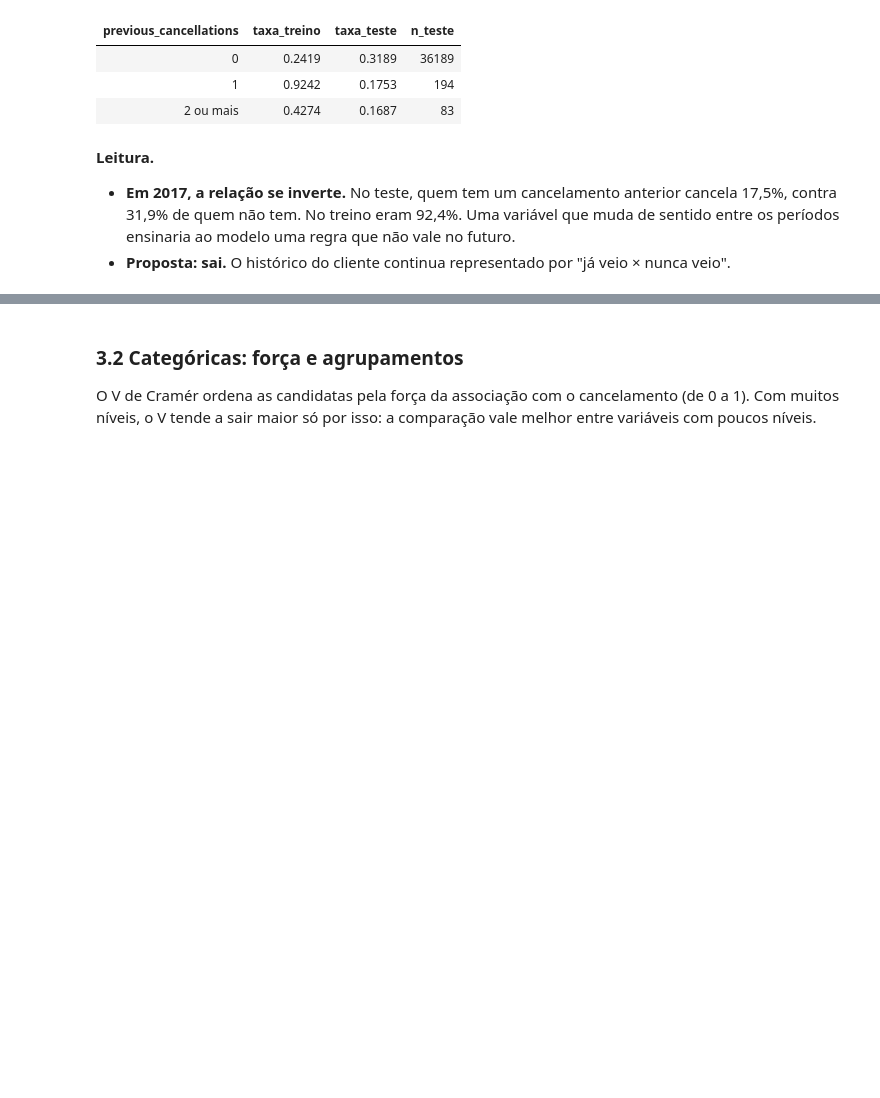
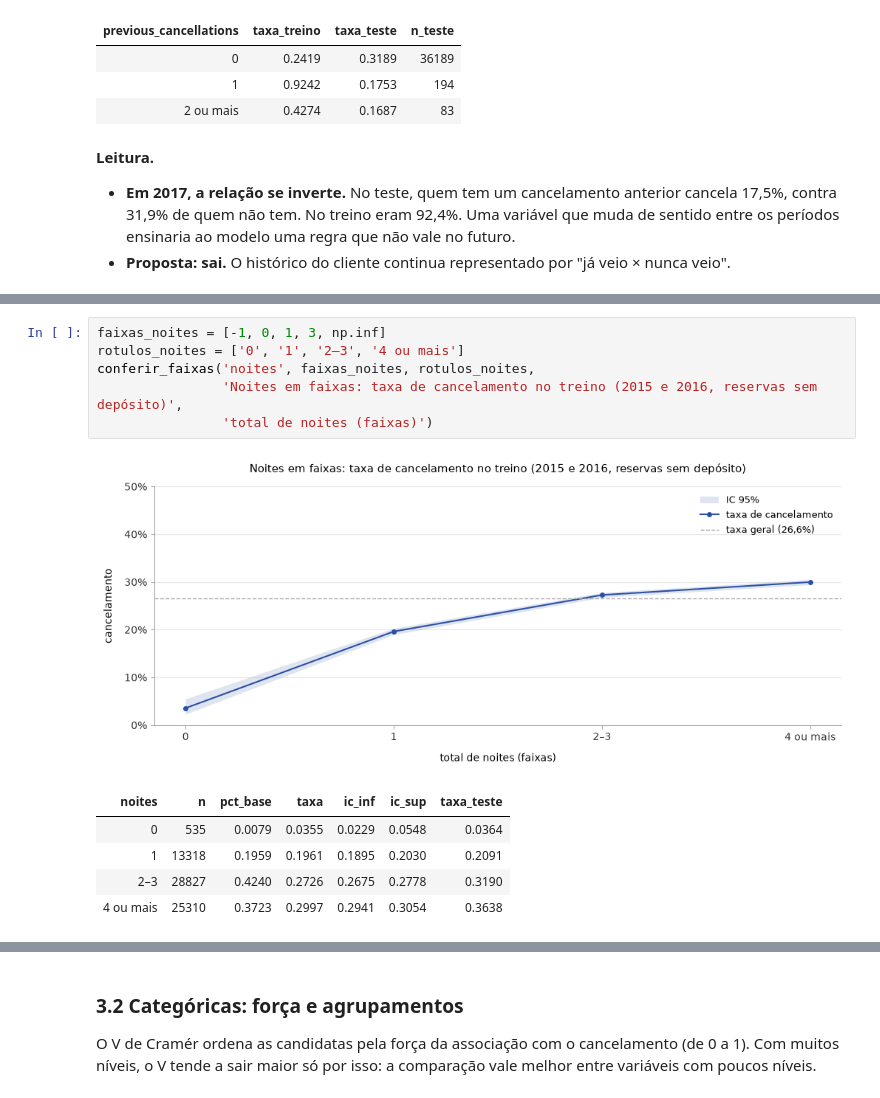
Before and after one commit to acrosatto/comunicacao-dados-mba, a Jupyter notebook: analise/ana/02_variaveis.ipynb, the cells around one changed output, grey strips where cells are left out. Saved outputs shown, nothing was run; the diff lists cells and outputs as text; blank space fills up the shorter version.

```diff
--- a/analise/ana/02_variaveis.ipynb
+++ b/analise/ana/02_variaveis.ipynb
@@ -515,0 +646,13 @@ taxa_por_nivel(treino.assign(faixa_noites=faixas_noites), 'faixa_noites')[['n',
+# %%
+faixas_noites = [-1, 0, 1, 3, np.inf]
+rotulos_noites = ['0', '1', '2–3', '4 ou mais']
+conferir_faixas('noites', faixas_noites, rotulos_noites,
+                'Noites em faixas: taxa de cancelamento no treino (2015 e 2016, reservas sem depósito)',
+                'total de noites (faixas)')
+# %% [output]
+[figure, added]
+| noites | n | pct_base | taxa | ic_inf | ic_sup | taxa_teste |
+| 0 | 535 | 0.0079 | 0.0355 | 0.0229 | 0.0548 | 0.0364 |
+| 1 | 13318 | 0.1959 | 0.1961 | 0.1895 | 0.2030 | 0.2091 |
+| 2–3 | 28827 | 0.4240 | 0.2726 | 0.2675 | 0.2778 | 0.3190 |
+| 4 ou mais | 25310 | 0.3723 | 0.2997 | 0.2941 | 0.3054 | 0.3638 |
```
Also changed, not shown: parts of 20 cells of this notebook, 3 other files.
